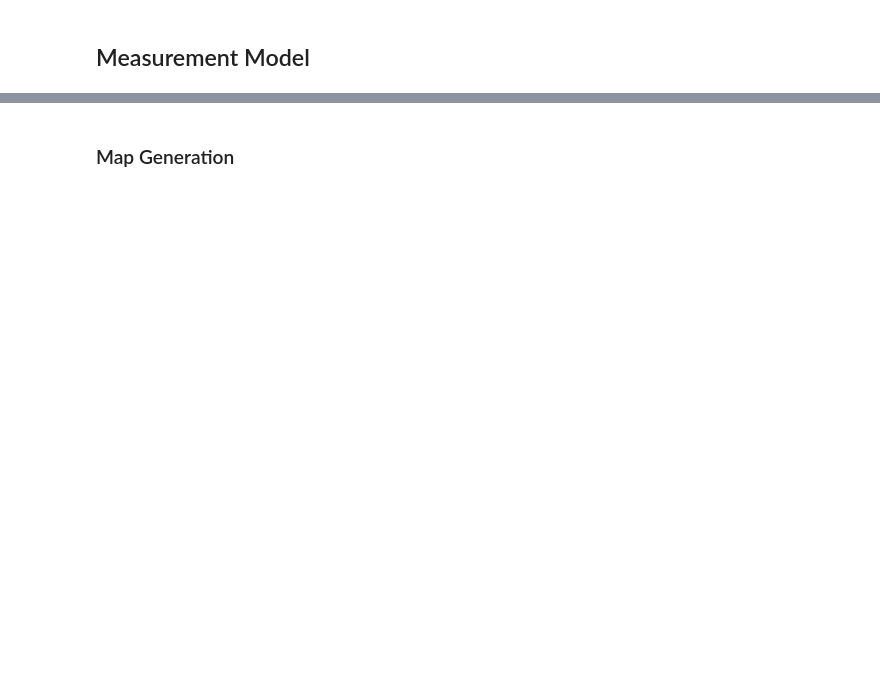
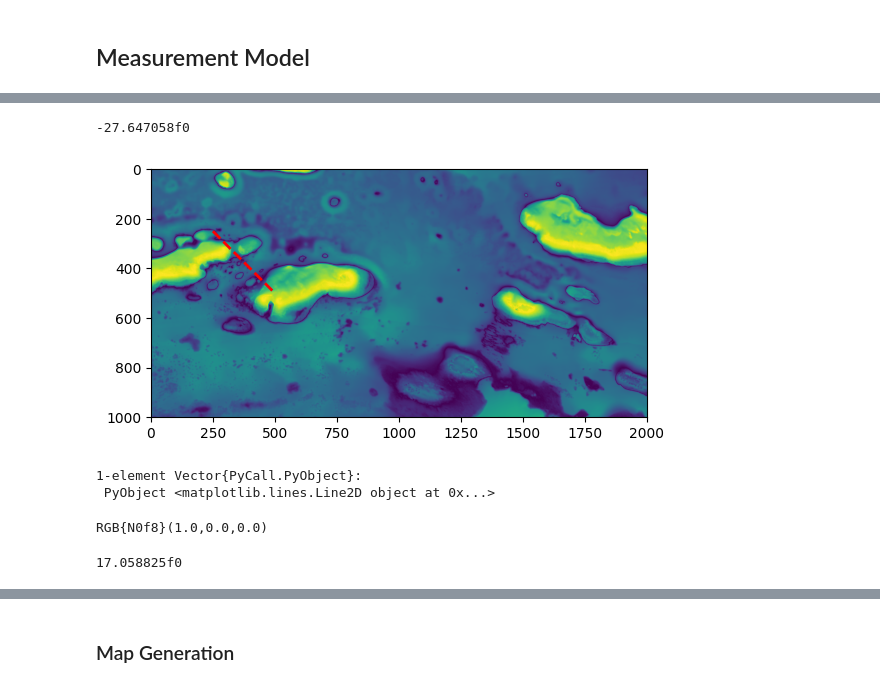
Before and after one commit to AmyPhung/GPUParticleFilter.jl, a Jupyter notebook: main.ipynb, the cells around one changed output, grey strips where cells are left out. Drawn from its saved outputs; the diff is of its cells as text; code cells hidden in the pictures; blank space fills up the shorter version.

Commit message:
Add bathy map

```diff
--- a/main.ipynb
+++ b/main.ipynb
@@ -8,0 +192,48 @@ using Plots
+# %%
+# Convert from pixels to meters and vice versa
+
+# ~40 miles, 16000px wide
+# ~64000 meters
+
+px_per_meter = 16000/64000
+
+function px_to_meters(px)
+    return px./px_per_meter
+end
+
+function meters_to_px(m)
+    return m.*px_per_meter
+end
+
+function lookup_depth(x, y, map)
+    # In meters
+    # column, row (x, y) format. 0, 0 is top left of image
+
+    # Find the pixel with the closest x, y values
+    x_idx = argmin(abs.(collect(1:size(map, 2)) .- x))
+    y_idx = argmin(abs.(collect(1:size(map, 1)) .- y))
+
+    # Look up the pixel value
+    pixel_value = map[y_idx, x_idx]
+    return pixel_value
+end
+
+# px_to_meters([10,10,10])
+lookup_depth(1990,200,bathy_map)
+# %% [output]
+-27.647058f0
+# %%
+bathy_map = value_image[1500:2500,6000:8000]
+
+fig, ax = PyPlot.subplots()
+ax.imshow(-bathy_map)
+
+
+# heatmap(bathy_map, aspect_ratio=:equal, color=:grays)
+# plot!(600,600)
+# plot!(x, y, color=:red, lw=2)
+ax.plot([250,500],[250,500],"r--", lw=2)
+# %% [output]
+[figure, added]
+1-element Vector{PyCall.PyObject}:
+ PyObject <matplotlib.lines.Line2D object at 0x...>
@@ -8,0 +246,20 @@ using Plots
+# %%
+print(img[10,10000])
+
+# function rgb_to_greyscale(rgb)
+# end
+# 0.2989, 0.5870, 0.1140.
+
+# gray_value = Gray(img[10,10000])
+
+# gray_img = Gray.(img)
+
+# # Plot the grayscale image
+# heatmap(gray_img, color=:grays)
+
+# float(red(img[6000,10000]))
+
+rgb_to_value(img[6000,10000])
+# %% [output]
+RGB{N0f8}(1.0,0.0,0.0)
+17.058825f0
```
Also changed, not shown: parts of 17 cells of this notebook.
